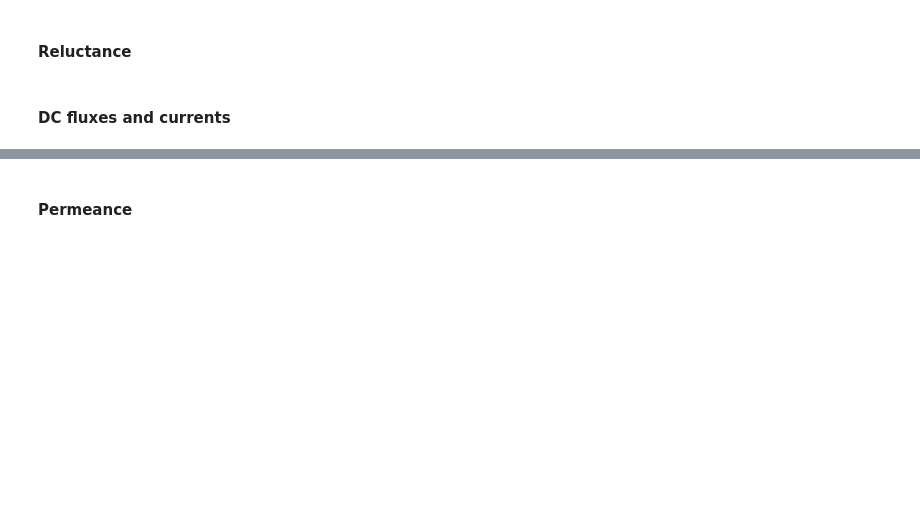
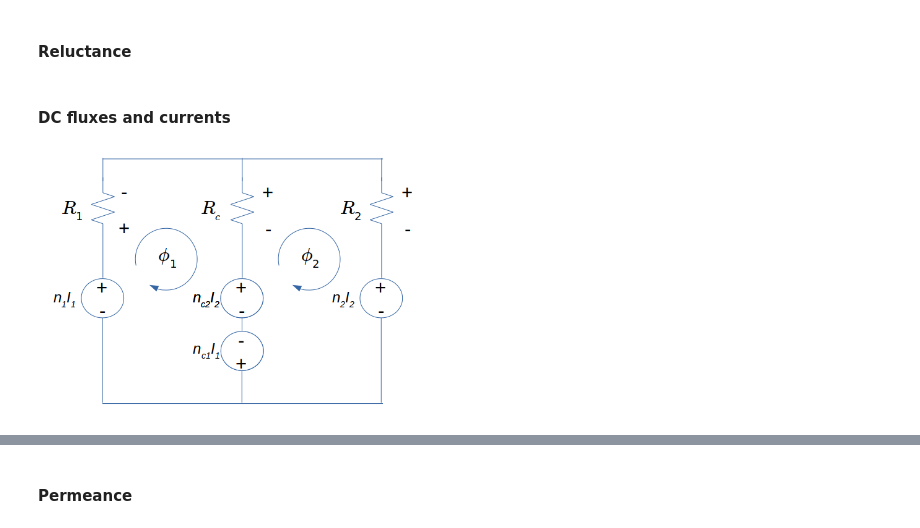
Before and after one commit to grkidwell/Integrated_magnetic, a Jupyter notebook: 48V_integratedmagnetic.ipynb, the cells around one changed output, grey strips where cells are left out. Cells and saved outputs as stored; diff of their text form; code cells hidden in the pictures; blank space fills up the shorter version.

Commit message:
add reluctance circuit and DC flux/current derivation

```diff
--- a/48V_integratedmagnetic.ipynb
+++ b/48V_integratedmagnetic.ipynb
@@ -249,3 +249,7 @@ class Reluctance_model:
         return a*b/(a+b)
 # %% [markdown]
 #### DC fluxes and currents
+# %%
+Image('Integrated_magnetic/DC_reluctance_circuit.PNG', width=400)
+# %% [output]
+[figure, added]
```
Also changed, not shown: parts of 3 cells of this notebook.
